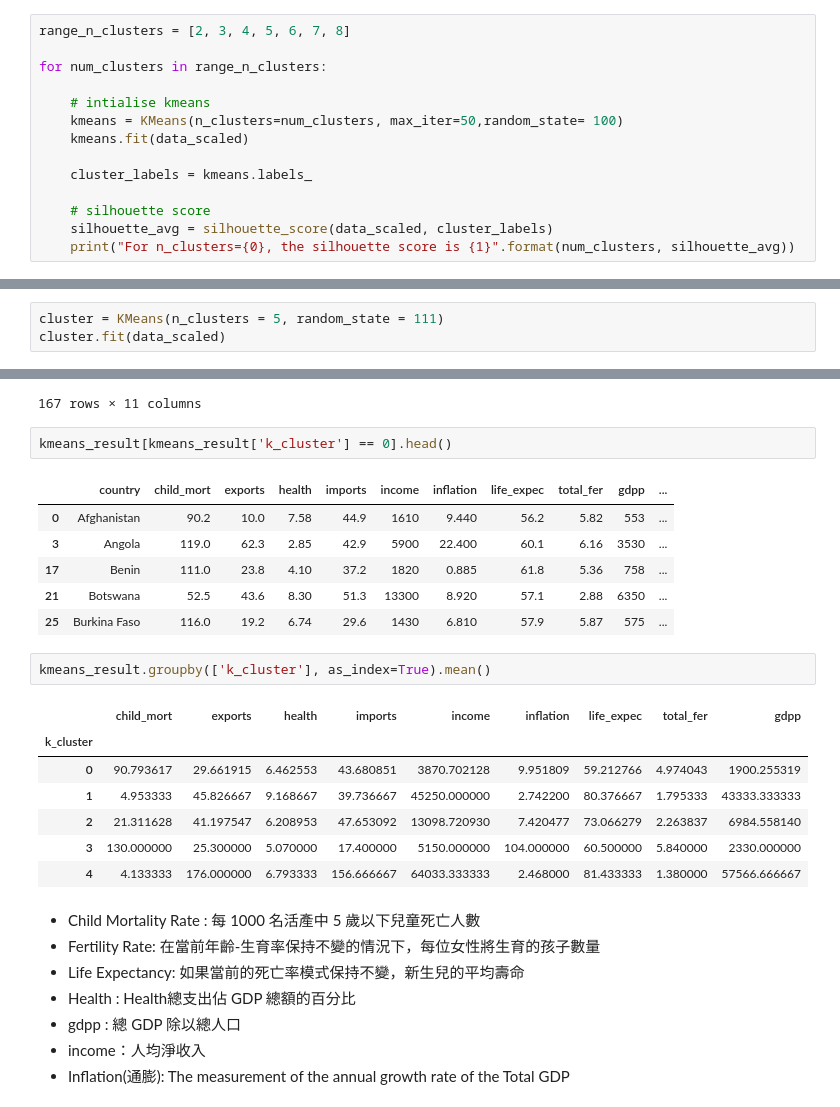
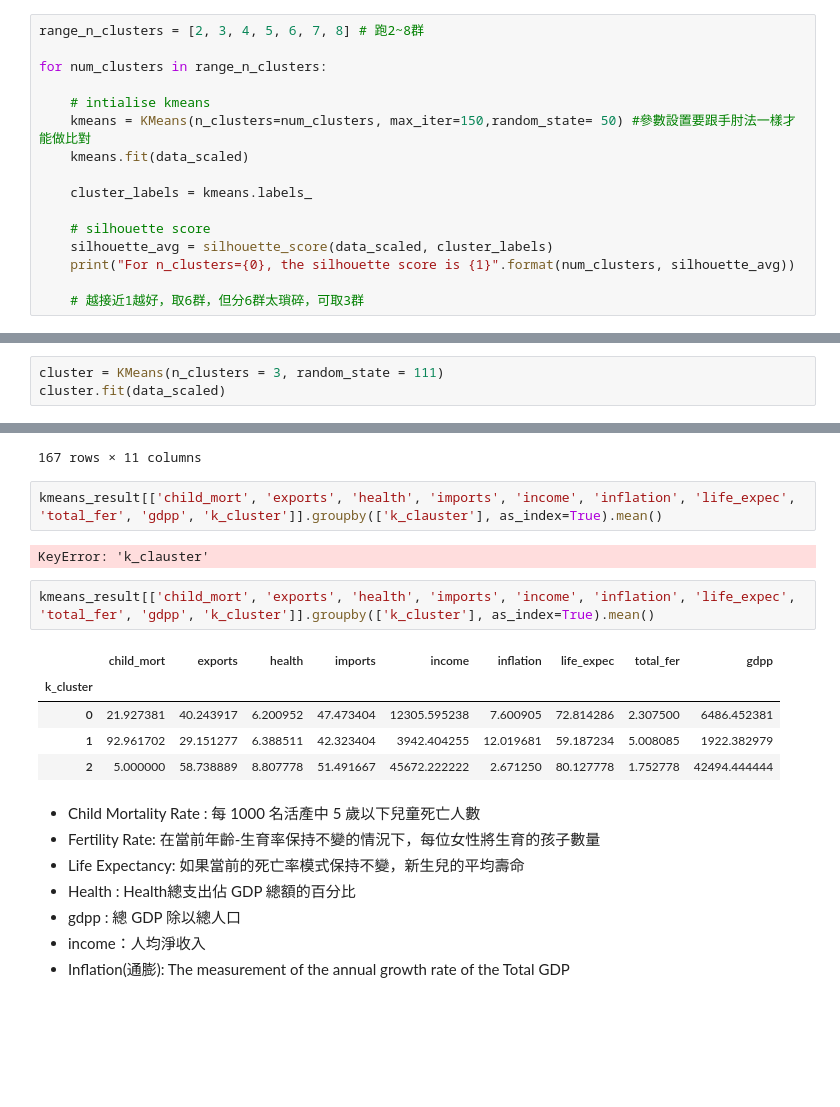
Before and after one commit to silverbacon9/Machine-Learning, a Jupyter notebook: code/4. Clustering/4. HC K-mean/4. Clustering.ipynb, the cells around one changed output, grey strips where cells are left out. Saved outputs shown, nothing was run; the diff lists cells and outputs as text; blank space fills up the shorter version.

```diff
--- a/code/4. Clustering/4. HC K-mean/4. Clustering.ipynb
+++ b/code/4. Clustering/4. HC K-mean/4. Clustering.ipynb
@@ -537,12 +533,12 @@ plt.plot(clusters, ssd);
 # %%
 from sklearn.metrics import silhouette_score
 # %%
-range_n_clusters = [2, 3, 4, 5, 6, 7, 8]
+range_n_clusters = [2, 3, 4, 5, 6, 7, 8] # 跑2~8群
 
 for num_clusters in range_n_clusters:
 
     # intialise kmeans
-    kmeans = KMeans(n_clusters=num_clusters, max_iter=50,random_state= 100)
+    kmeans = KMeans(n_clusters=num_clusters, max_iter=150,random_state= 50) #參數設置要跟手肘法一樣才能做比對
     kmeans.fit(data_scaled)
 
     cluster_labels = kmeans.labels_
@@ -550,4 +546,6 @@ for num_clusters in range_n_clusters:
     # silhouette score
     silhouette_avg = silhouette_score(data_scaled, cluster_labels)
     print("For n_clusters={0}, the silhouette score is {1}".format(num_clusters, silhouette_avg))
+
+    # 越接近1越好，取6群，但分6群太瑣碎，可取3群
 # %% [output]
@@ -563,6 +561,6 @@ For n_clusters=8, the silhouette score is 0.24114748813999998
 # %% [markdown]
 ### 3.2.2 K-Means Modeling
 # %%
-cluster = KMeans(n_clusters = 5, random_state = 111)
+cluster = KMeans(n_clusters = 3, random_state = 111)
 cluster.fit(data_scaled)
 # %% [output]
@@ -599,24 +595,17 @@ kmeans_result
 | 166 | Zambia | 83.1 | 37.0 | 5.89 | 30.9 | 3280 | 14.00 | 52.0 | 5.40 | 1460 | ... |
 167 rows × 11 columns
 # %%
-kmeans_result[kmeans_result['k_cluster'] == 0].head()
+kmeans_result[['child_mort', 'exports', 'health', 'imports', 'income', 'inflation', 'life_expec', 'total_fer', 'gdpp', 'k_cluster']].groupby(['k_clauster'], as_index=True).mean()
 # %% [output]
-|  | country | child_mort | exports | health | imports | income | inflation | life_expec | total_fer | gdpp | ... |
-| 0 | Afghanistan | 90.2 | 10.0 | 7.58 | 44.9 | 1610 | 9.440 | 56.2 | 5.82 | 553 | ... |
-| 3 | Angola | 119.0 | 62.3 | 2.85 | 42.9 | 5900 | 22.400 | 60.1 | 6.16 | 3530 | ... |
-| 17 | Benin | 111.0 | 23.8 | 4.10 | 37.2 | 1820 | 0.885 | 61.8 | 5.36 | 758 | ... |
-| 21 | Botswana | 52.5 | 43.6 | 8.30 | 51.3 | 13300 | 8.920 | 57.1 | 2.88 | 6350 | ... |
-| 25 | Burkina Faso | 116.0 | 19.2 | 6.74 | 29.6 | 1430 | 6.810 | 57.9 | 5.87 | 575 | ... |
+KeyError: 'k_clauster'
 # %%
-kmeans_result.groupby(['k_cluster'], as_index=True).mean()
+kmeans_result[['child_mort', 'exports', 'health', 'imports', 'income', 'inflation', 'life_expec', 'total_fer', 'gdpp', 'k_cluster']].groupby(['k_cluster'], as_index=True).mean()
 # %% [output]
 |  | child_mort | exports | health | imports | income | inflation | life_expec | total_fer | gdpp |
 | k_cluster |  |  |  |  |  |  |  |  |  |
-| 0 | 90.793617 | 29.661915 | 6.462553 | 43.680851 | 3870.702128 | 9.951809 | 59.212766 | 4.974043 | 1900.255319 |
-| 1 | 4.953333 | 45.826667 | 9.168667 | 39.736667 | 45250.000000 | 2.742200 | 80.376667 | 1.795333 | 43333.333333 |
-| 2 | 21.311628 | 41.197547 | 6.208953 | 47.653092 | 13098.720930 | 7.420477 | 73.066279 | 2.263837 | 6984.558140 |
-| 3 | 130.000000 | 25.300000 | 5.070000 | 17.400000 | 5150.000000 | 104.000000 | 60.500000 | 5.840000 | 2330.000000 |
-| 4 | 4.133333 | 176.000000 | 6.793333 | 156.666667 | 64033.333333 | 2.468000 | 81.433333 | 1.380000 | 57566.666667 |
+| 0 | 21.927381 | 40.243917 | 6.200952 | 47.473404 | 12305.595238 | 7.600905 | 72.814286 | 2.307500 | 6486.452381 |
+| 1 | 92.961702 | 29.151277 | 6.388511 | 42.323404 | 3942.404255 | 12.019681 | 59.187234 | 5.008085 | 1922.382979 |
+| 2 | 5.000000 | 58.738889 | 8.807778 | 51.491667 | 45672.222222 | 2.671250 | 80.127778 | 1.752778 | 42494.444444 |
 # %% [markdown]
 * Child Mortality Rate : 每 1000 名活產中 5 歲以下兒童死亡人數
 * Fertility Rate: 在當前年齡-生育率保持不變的情況下，每位女性將生育的孩子數量
```
Also changed, not shown: parts of 17 cells of this notebook, 11 other files.
